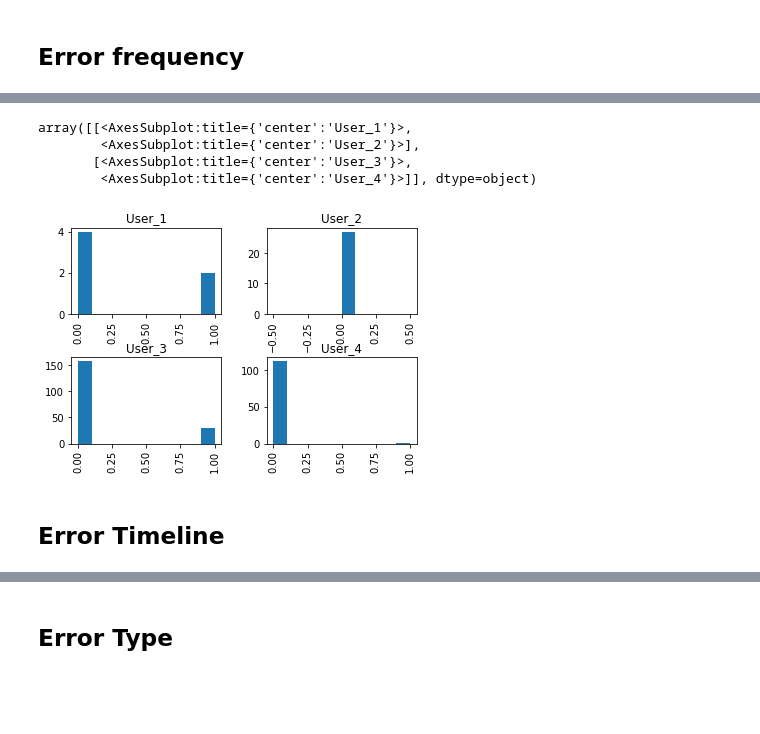
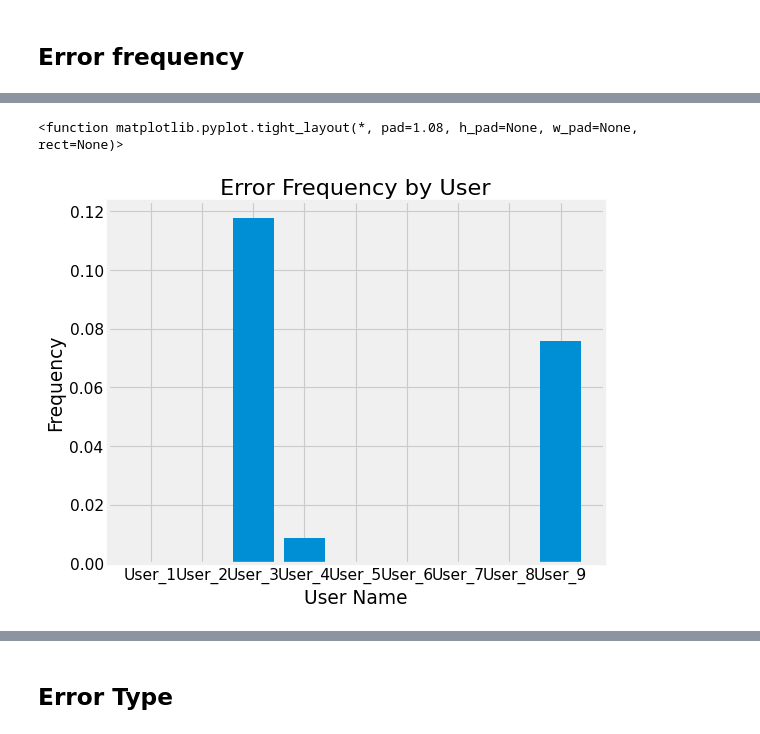
Before and after one commit to GuningShen/error-suggestion, a Jupyter notebook: Error_Analyzer.ipynb, the cells around one changed output, grey strips where cells are left out. Saved outputs shown, nothing was run; the diff lists cells and outputs as text; code cells hidden in the pictures; blank space fills up the shorter version.

Commit message:
modify error types

```diff
--- a/Error_Analyzer.ipynb
+++ b/Error_Analyzer.ipynb
@@ -176,0 +172,12 @@ sns.scatterplot(x="time", y="error", data=selected_data, hue="User Name", palett
+# %%
+error_frequency_user = []
+for i in range(9):
+    name = "User_" + str(i+1)
+    frequency = selected_data[selected_data["User Name"] == name]["error"].mean()
+    to_add = {
+        "User Name": name,
+        "frequency": frequency
+    }
+    error_frequency_user.append(to_add)
+
+error_frequency_user[0:3]
@@ -176,0 +188,3 @@ sns.scatterplot(x="time", y="error", data=selected_data, hue="User Name", palett
+# %%
+error_frequency_user_table = pd.DataFrame(error_frequency_user)
+error_frequency_user_table
@@ -177,10 +202,11 @@ sns.scatterplot(x="time", y="error", data=selected_data, hue="User Name", palett
 # %%
-selected_data.hist(column="error", by="User Name")
+figure(figsize=(8, 6), dpi=80)
+plt.style.use("fivethirtyeight")
+plt.title("Error Frequency by User")
+plt.xlabel("User Name")
+plt.ylabel("Frequency")
+plt.bar(error_frequency_user_table["User Name"], error_frequency_user_table["frequency"])
+plt.tight_layout
 # %% [output]
-array([[<AxesSubplot:title={'center':'User_1'}>,
-        <AxesSubplot:title={'center':'User_2'}>],
-       [<AxesSubplot:title={'center':'User_3'}>,
-        <AxesSubplot:title={'center':'User_4'}>]], dtype=object)
+<function matplotlib.pyplot.tight_layout(*, pad=1.08, h_pad=None, w_pad=None, rect=None)>
-[figure, old version]
+[figure, new version]
-# %% [markdown]
-## Error Timeline
```
Also changed, not shown: parts of 43 cells of this notebook.
